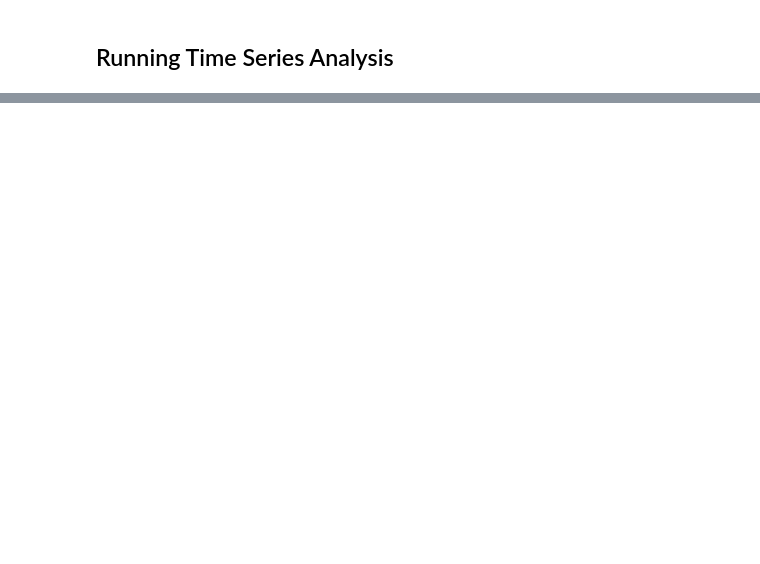
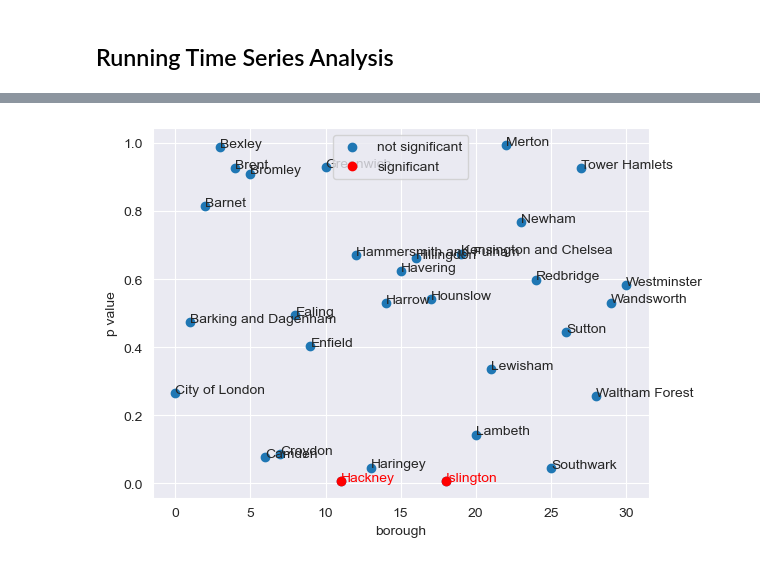
Before and after one commit to Ad1thya-R/data-food-drink, a Jupyter notebook: notebooks/RQ2-TS-Restaurants.ipynb, the cells around one changed output, grey strips where cells are left out. Drawn from its saved outputs; the diff is of its cells as text; code cells hidden in the pictures; blank space fills up the shorter version.

Commit message:
restaurants stuff sort of done

```diff
--- a/notebooks/RQ2-TS-Restaurants.ipynb
+++ b/notebooks/RQ2-TS-Restaurants.ipynb
@@ -222,0 +270,20 @@ NameError: name 'datetime' is not defined
+# %%
+model.summary()
+#save model to borough restaurant dictionary
+borough_restaurants[borough]['model'] = model
+# %%
+#save borough restaurant dictionary to pickle
+with open('../data/borough_restaurants.pickle', 'wb') as handle:
+    pickle.dump(borough_restaurants, handle, protocol=pickle.HIGHEST_PROTOCOL)
+# %%
+#load borough restaurant dictionary from pickle
+with open('../data/borough_restaurants.pickle', 'rb') as handle:
+    borough_restaurants = pickle.load(handle)
+# %%
+#plot all boroughs adf train and test results
+for borough in borough_restaurants:
+    print(borough)
+    print(borough_restaurants[borough]['adf'])
+    print(borough_restaurants[borough]['ttest'])
+    print(borough_restaurants[borough]['model'].summary())
+    print('-------------------')
@@ -222,0 +367,30 @@ NameError: name 'datetime' is not defined
+# %%
+#check p value in t test to see if it is less than 0.025
+significant = []
+not_significant = []
+for borough in borough_restaurants:
+    p_value = borough_restaurants[borough]['ttest']
+    if p_value < 0.025:
+        significant.append(borough)
+    else:
+        not_significant.append(borough)
+
+
+
+#plot t test p values as graph
+plt.scatter(range(len(borough_restaurants)), [borough_restaurants[borough]['ttest'] for borough in borough_restaurants])
+plt.xlabel('borough')
+plt.ylabel('p value')
+#color points if p value is less than 0.025
+for i, txt in enumerate(borough_restaurants.keys()):
+    if borough_restaurants[txt]['ttest'] < 0.025:
+        plt.annotate(txt, (i, borough_restaurants[txt]['ttest']), color='red')
+        #plot red point
+        plt.scatter(i, borough_restaurants[txt]['ttest'], color='red')
+    else:
+        plt.annotate(txt, (i, borough_restaurants[txt]['ttest']))
+#print legend with significant and not significant
+plt.legend(['not significant', 'significant'])
+plt.show()
+# %% [output]
+[figure, added]
```
Also changed, not shown: parts of 22 cells of this notebook, 2 other files.
